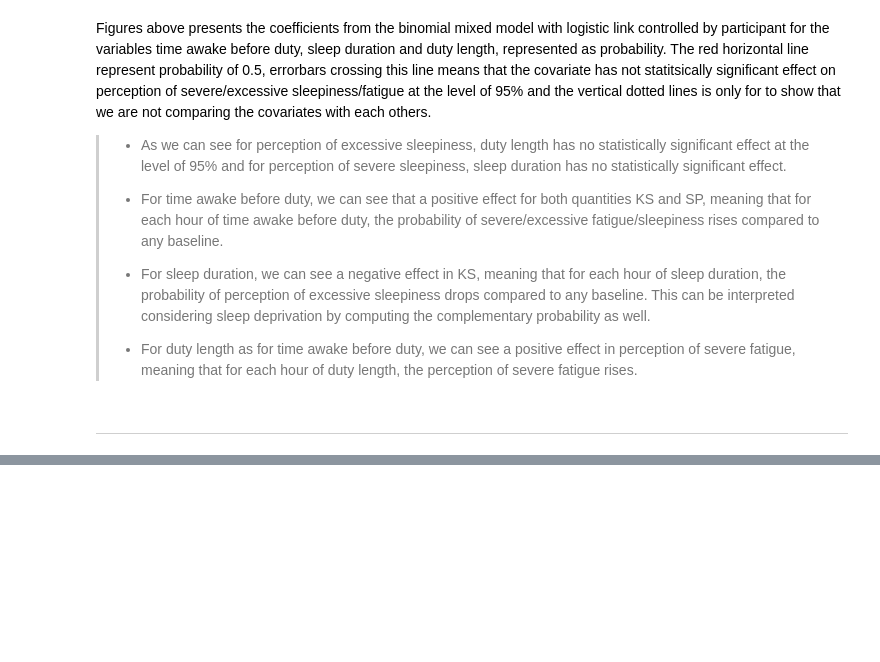
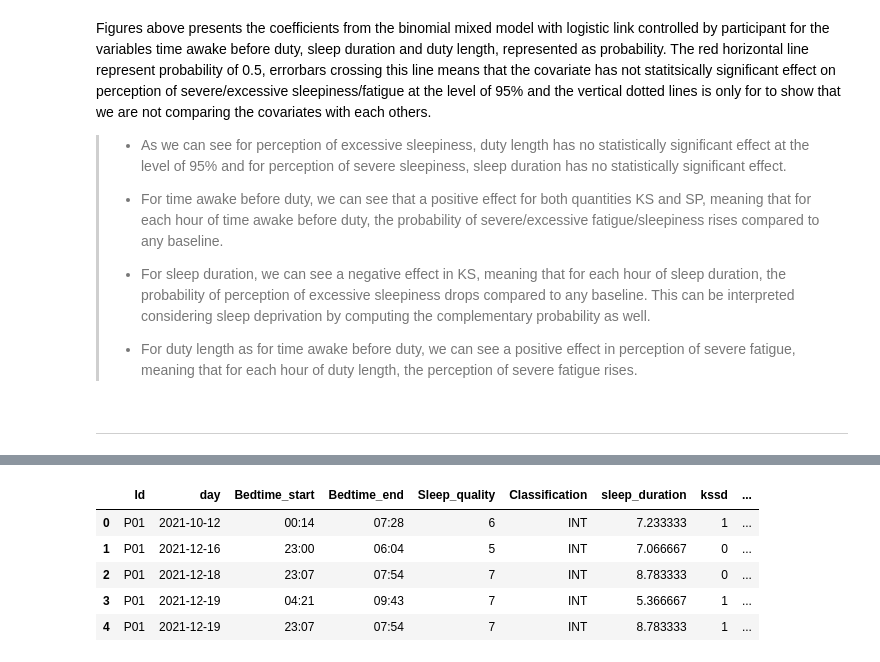
Before and after one commit to jlpscampos/Perception-of-Excessive-Sleepiness-and-Severe-Fatigue-in-Civil-Aviation-Pilots, a Jupyter notebook: Exploratory_Data_Analysis.ipynb, the cells around one changed output, grey strips where cells are left out. Cells and saved outputs as stored; diff of their text form; code cells hidden in the pictures; blank space fills up the shorter version.

```diff
--- a/Exploratory_Data_Analysis.ipynb
+++ b/Exploratory_Data_Analysis.ipynb
@@ -1257,0 +801,46 @@ except:
+# %%
+tmp = working_df[['Id','kssd','spsd','Record_time_stamp','Bedtime_start','Bedtime_end','Sleep_quality','sleep_duration','Classification']].copy()
+
+tmp['day'] = pd.to_datetime(tmp['Record_time_stamp'], errors = 'coerce').apply(lambda x: f'{x.year}-{x.month}-{x.day}')
+tmp = tmp.groupby(['Id','day','Bedtime_start', 'Bedtime_end', 'Sleep_quality','Classification','sleep_duration'], as_index = False)\
+         .agg(kssd = ('kssd','max'), spsd = ('spsd', 'max'))
+
+# Sleep quality index
+tmp['Sleep_quality'] = pd.to_numeric(tmp['Sleep_quality'], errors ='coerce')
+tmp = tmp.dropna()
+tmp['Sleep_quality'] = tmp['Sleep_quality'].astype(int)
+# %%
+def get_sleep_deviation(x):
+
+    if x.Classification == "MAT":
+        if (x.bedtime <= 22.0 and x.bedtime >= 20.0) and x.sleep_duration > 7.0:
+            return 0
+        else:
+            return 1
+    elif x.Classification == "INT":
+        if (np.floor(x.bedtime) != 0) & (x.bedtime >= 22.0 and x.bedtime <= 23.99) and x.sleep_duration > 7.0:
+            return 0
+        else:
+            return 1
+    elif x.Classification == "VES":
+        if ((x.bedtime >= 0.0 and x.bedtime <= 1.0) | (x.bedtime >= 23.0 and x.bedtime <= 23.99)) and x.sleep_duration > 7.0:
+            return 0
+        else:
+            return 1
+    else:
+        return 1
+# %%
+# Indicator of circadian sleep conformity
+
+tmp0 = tmp['Bedtime_start'].str.split(':', expand=True).astype(float).T
+tmp['bedtime'] = tmp0.iloc[0]+tmp0.iloc[1]/60
+tmp['sleep_dev'] = tmp.apply(get_sleep_deviation, axis=1)
+
+tmp.head()
+# %% [output]
+|  | Id | day | Bedtime_start | Bedtime_end | Sleep_quality | Classification | sleep_duration | kssd | ... |
+| 0 | P01 | 2021-10-12 | 00:14 | 07:28 | 6 | INT | 7.233333 | 1 | ... |
+| 1 | P01 | 2021-12-16 | 23:00 | 06:04 | 5 | INT | 7.066667 | 0 | ... |
+| 2 | P01 | 2021-12-18 | 23:07 | 07:54 | 7 | INT | 8.783333 | 0 | ... |
+| 3 | P01 | 2021-12-19 | 04:21 | 09:43 | 7 | INT | 5.366667 | 1 | ... |
+| 4 | P01 | 2021-12-19 | 23:07 | 07:54 | 7 | INT | 8.783333 | 1 | ... |
```
Also changed, not shown: parts of 98 cells of this notebook.
